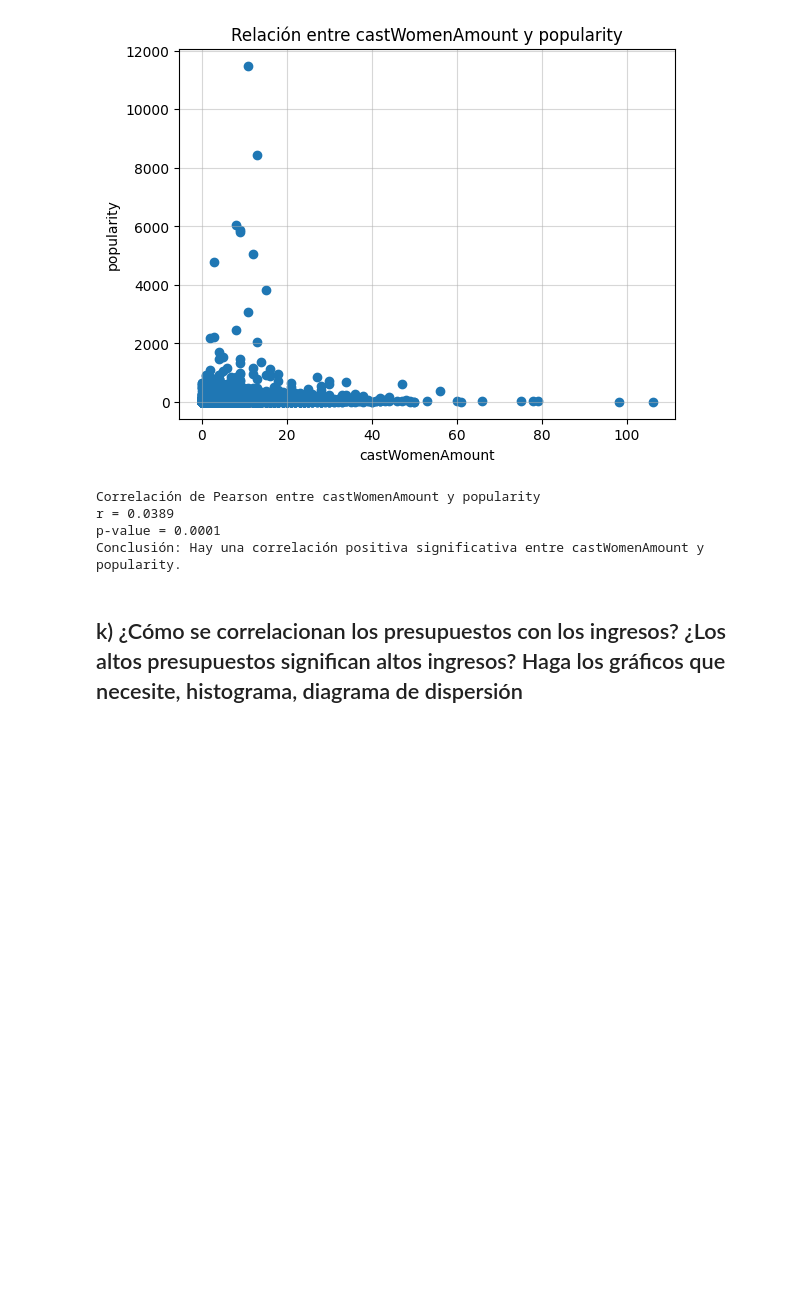
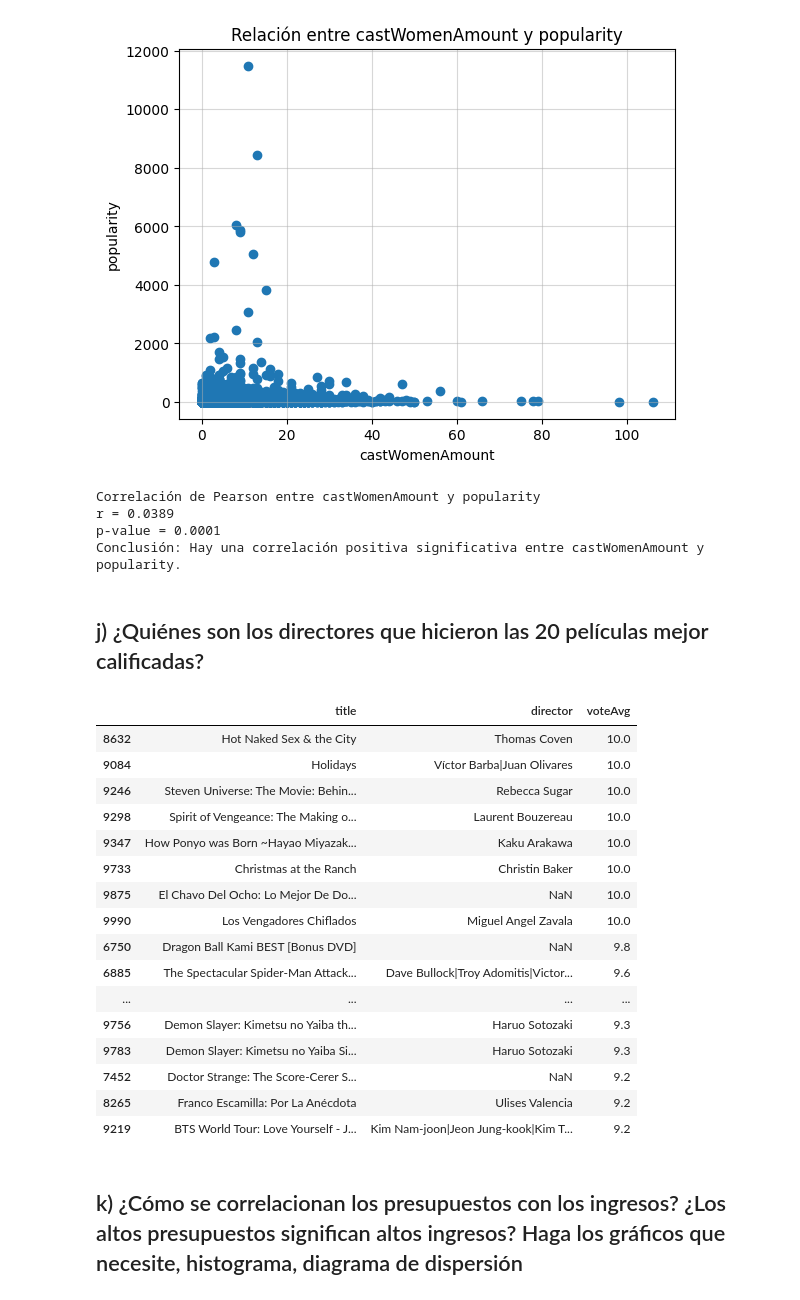
Before and after one commit to josuemj/CineVision-Studios, a Jupyter notebook: analisis_exploratorio.ipynb, the cells around one changed output. Saved outputs shown, nothing was run; the diff lists cells and outputs as text; code cells hidden in the pictures; blank space fills up the shorter version.

```diff
--- a/analisis_exploratorio.ipynb
+++ b/analisis_exploratorio.ipynb
@@ -447,6 +447,31 @@ Correlación de Pearson entre castWomenAmount y popularity
 r = 0.0389
 p-value = 0.0001
 Conclusión: Hay una correlación positiva significativa entre castWomenAmount y popularity.
+# %% [markdown]
+## j) ¿Quiénes son los directores que hicieron las 20 películas mejor calificadas?
+# %%
+top_20_movies = movies_data.nlargest(20, 'voteAvg')
+top_20_directors = top_20_movies[['title', 'director', 'voteAvg']]
+
+top_20_directors
+# %% [output]
+|  | title | director | voteAvg |
+| 8632 | Hot Naked Sex & the City | Thomas Coven | 10.0 |
+| 9084 | Holidays | Víctor Barba|Juan Olivares | 10.0 |
+| 9246 | Steven Universe: The Movie: Behin... | Rebecca Sugar | 10.0 |
+| 9298 | Spirit of Vengeance: The Making o... | Laurent Bouzereau | 10.0 |
+| 9347 | How Ponyo was Born ~Hayao Miyazak... | Kaku Arakawa | 10.0 |
+| 9733 | Christmas at the Ranch | Christin Baker | 10.0 |
+| 9875 | El Chavo Del Ocho: Lo Mejor De Do... | NaN | 10.0 |
+| 9990 | Los Vengadores Chiflados | Miguel Angel Zavala | 10.0 |
+| 6750 | Dragon Ball Kami BEST [Bonus DVD] | NaN | 9.8 |
+| 6885 | The Spectacular Spider-Man Attack... | Dave Bullock|Troy Adomitis|Victor... | 9.6 |
+| ... | ... | ... | ... |
+| 9756 | Demon Slayer: Kimetsu no Yaiba th... | Haruo Sotozaki | 9.3 |
+| 9783 | Demon Slayer: Kimetsu no Yaiba Si... | Haruo Sotozaki | 9.3 |
+| 7452 | Doctor Strange: The Score-Cerer S... | NaN | 9.2 |
+| 8265 | Franco Escamilla: Por La Anécdota | Ulises Valencia | 9.2 |
+| 9219 | BTS World Tour: Love Yourself - J... | Kim Nam-joon|Jeon Jung-kook|Kim T... | 9.2 |
 # %% [markdown]
 ## k) ¿Cómo se correlacionan los presupuestos con los ingresos? ¿Los altos presupuestos significan altos ingresos? Haga los gráficos que necesite, histograma, diagrama de dispersión
 # %%
```
Also changed, not shown: parts of 3 cells of this notebook.
